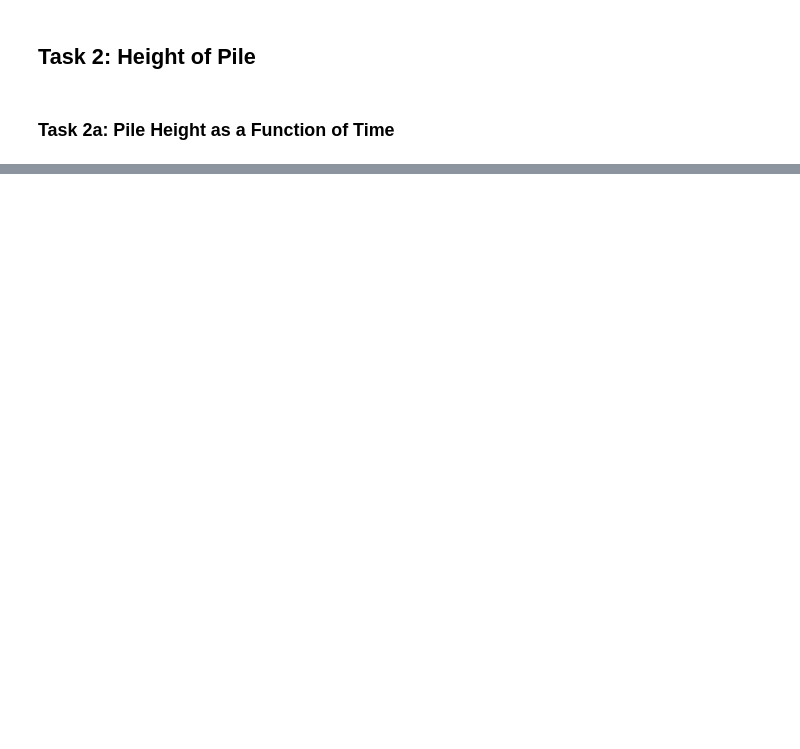
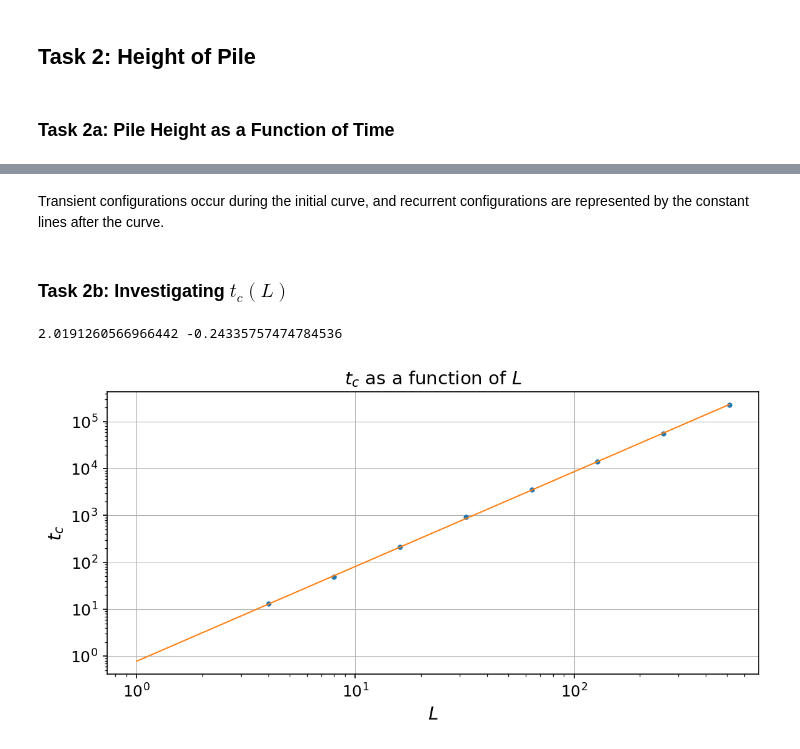
Before and after one commit to craycrayfish/OsloModel, a Jupyter notebook: Analysis.ipynb, the cells around one changed output, grey strips where cells are left out. Saved outputs shown, nothing was run; the diff lists cells and outputs as text; code cells hidden in the pictures; blank space fills up the shorter version.

```diff
--- a/Analysis.ipynb
+++ b/Analysis.ipynb
@@ -169,7 +184,8 @@ In the steady state, the Oslo models results in $\langle h_{16} \rangle = 26.5$
 # %% [markdown]
 We aim to collect data until the steady state has been reached. We use cross-over time as an estimate for the time required to reach steady state. We only consider cross-over time for the largest pile L=512 since time for all other pile sizes will be smaller.
 # %%
-Oslo_Model_512 = Pile(512)
-while not Oslo_Model_512.cross_over_state:
-    Oslo_Model_512.drop_grain()
-Oslo_Model_512.get_grains_dropped()
+def measure_cross_over_time(n):
+    Oslo_Model = Pile(n)
+    while not Oslo_Model.cross_over_state:
+        Oslo_Model.drop_grain()
+    return Oslo_Model.get_grains_dropped()
@@ -197,0 +264,23 @@ FileNotFoundError: [Errno 2] No such file or directory: 'data.npy'
+# %% [markdown]
+Transient configurations occur during the initial curve, and recurrent configurations are represented by the constant lines after the curve.
+# %% [markdown]
+### Task 2b: Investigating $t_{c}(L)$
+# %%
+# Numerically measure cross-over time for each system size
+tc = [measure_cross_over_time(l) for l in L]
+# %%
+# Fit a linear regression
+slope, intercept, r_value, p_value, std_err = linregress(np.log(L), np.log(tc))
+print(slope, intercept)
+# Plot the linear fit on the data points
+x = np.power(2, np.arange(10))
+plt.loglog(L, tc, ms=3, marker='o', lw=0)
+plt.loglog(x, np.power(x, slope)*np.exp(intercept), ms=0, lw=1)
+plt.grid()
+plt.title('$t_{c}$ as a function of $L$')
+plt.xlabel('$L$')
+plt.ylabel('$t_{c}$')
+plt.show()
+# %% [output]
+2.0191260566966442 -0.24335757474784536
+[figure, added]
```
Also changed, not shown: parts of 33 cells of this notebook, 6 other files.
